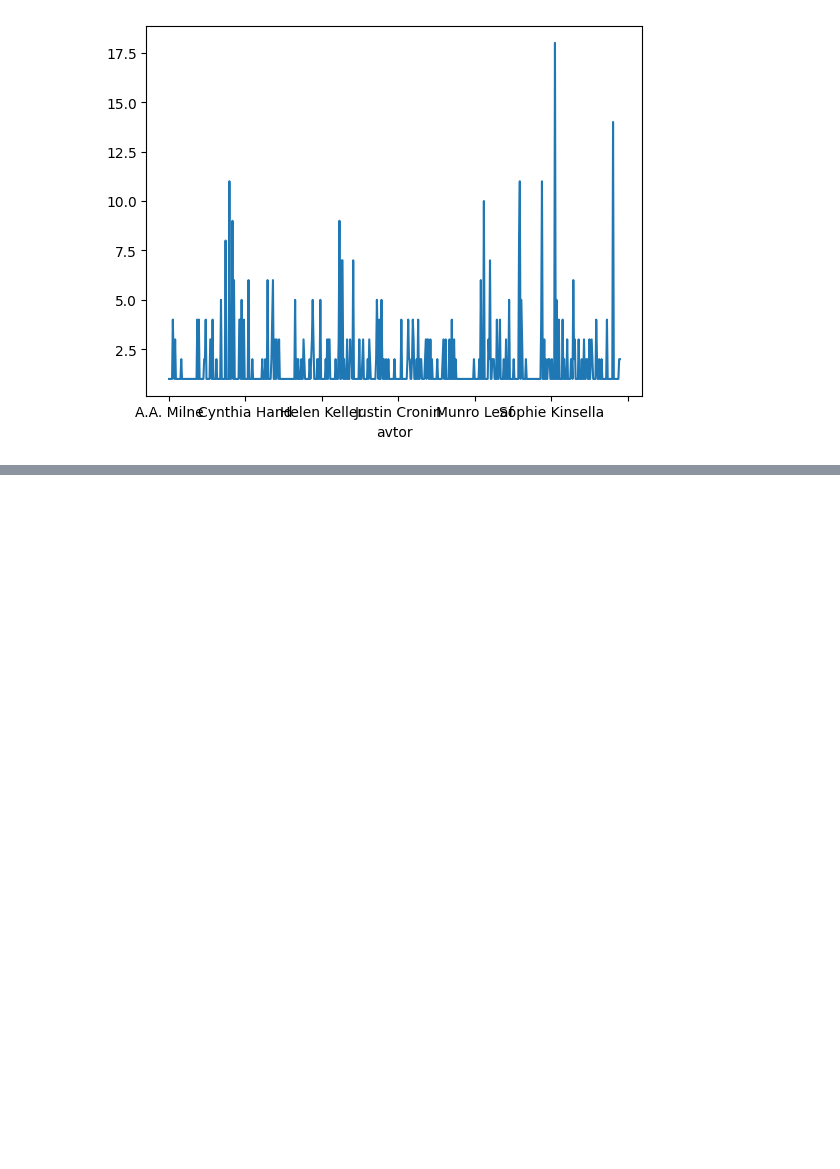
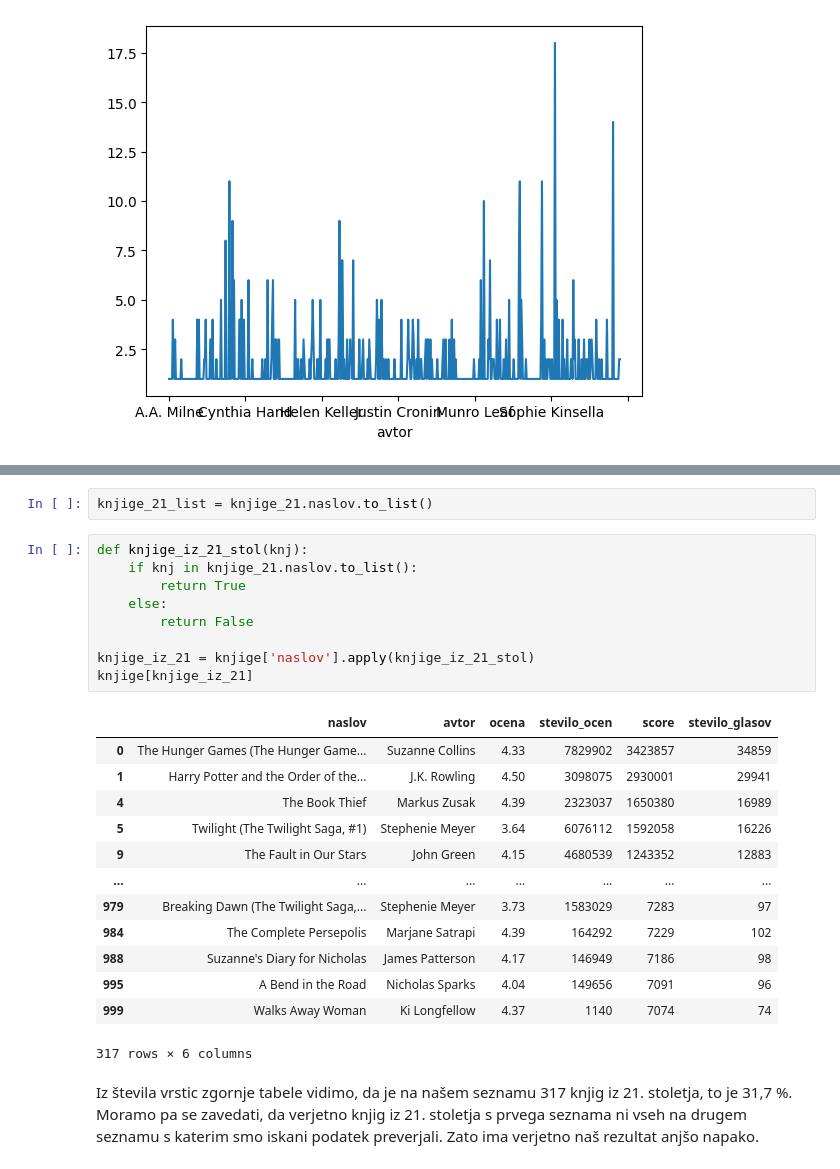
Before and after one commit to tianakutin/Analiza-podatkov, a Jupyter notebook: analiza.ipynb, the cells around one changed output, grey strips where cells are left out. Drawn from its saved outputs; the diff is of its cells as text; blank space fills up the shorter version.

```diff
--- a/analiza.ipynb
+++ b/analiza.ipynb
@@ -159,0 +223,27 @@ knjige_avtorji.plot()
+# %%
+knjige_21_list = knjige_21.naslov.to_list()
+# %%
+def knjige_iz_21_stol(knj):
+    if knj in knjige_21.naslov.to_list():
+        return True
+    else:
+        return False
+
+knjige_iz_21 = knjige['naslov'].apply(knjige_iz_21_stol)
+knjige[knjige_iz_21]
+# %% [output]
+|  | naslov | avtor | ocena | stevilo_ocen | score | stevilo_glasov |
+| 0 | The Hunger Games (The Hunger Game... | Suzanne Collins | 4.33 | 7829902 | 3423857 | 34859 |
+| 1 | Harry Potter and the Order of the... | J.K. Rowling | 4.50 | 3098075 | 2930001 | 29941 |
+| 4 | The Book Thief | Markus Zusak | 4.39 | 2323037 | 1650380 | 16989 |
+| 5 | Twilight (The Twilight Saga, #1) | Stephenie Meyer | 3.64 | 6076112 | 1592058 | 16226 |
+| 9 | The Fault in Our Stars | John Green | 4.15 | 4680539 | 1243352 | 12883 |
+| ... | ... | ... | ... | ... | ... | ... |
+| 979 | Breaking Dawn (The Twilight Saga,... | Stephenie Meyer | 3.73 | 1583029 | 7283 | 97 |
+| 984 | The Complete Persepolis | Marjane Satrapi | 4.39 | 164292 | 7229 | 102 |
+| 988 | Suzanne's Diary for Nicholas | James Patterson | 4.17 | 146949 | 7186 | 98 |
+| 995 | A Bend in the Road | Nicholas Sparks | 4.04 | 149656 | 7091 | 96 |
+| 999 | Walks Away Woman | Ki Longfellow | 4.37 | 1140 | 7074 | 74 |
+317 rows × 6 columns
+# %% [markdown]
+Iz števila vrstic zgornje tabele vidimo, da je na našem seznamu 317 knjig iz 21. stoletja, to je 31,7 %. Moramo pa se zavedati, da verjetno knjig iz 21. stoletja s prvega seznama ni vseh na drugem seznamu s katerim smo iskani podatek preverjali. Zato ima verjetno naš rezultat anjšo napako.
```
Also changed, not shown: parts of 10 cells of this notebook, 3 other files.
